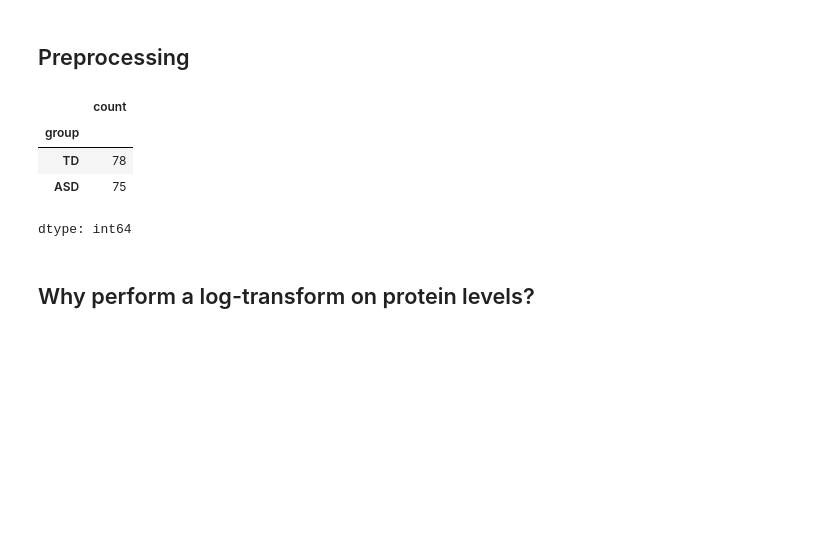
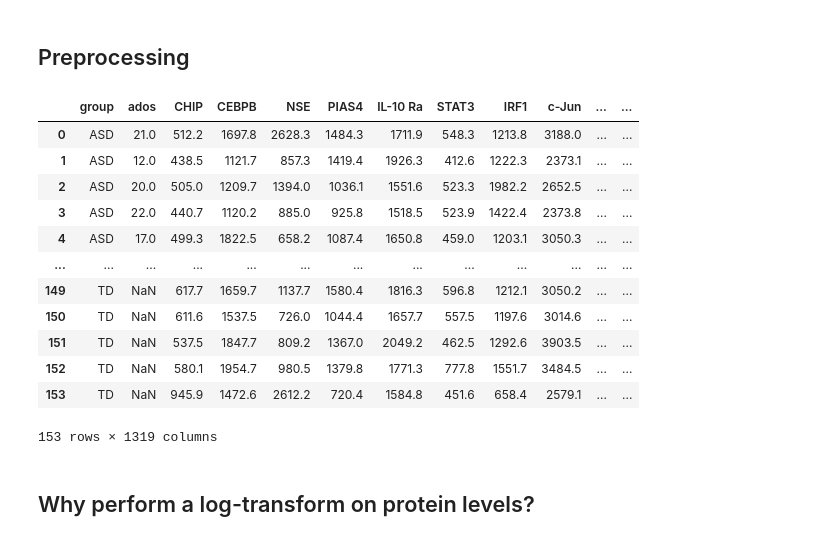
Before and after one commit to pstat197/module-1-biomarker-data-table_ten, a Jupyter notebook: scripts/brooks_biomarker_analysis.ipynb, the cells around one changed output. Cells and saved outputs as stored; diff of their text form; code cells hidden in the pictures; blank space fills up the shorter version.

Commit message:
Print entire dataset in preprocessing, not value counts

```diff
--- a/scripts/brooks_biomarker_analysis.ipynb
+++ b/scripts/brooks_biomarker_analysis.ipynb
@@ -16,38 +16,48 @@ from sklearn.preprocessing import StandardScaler
 # Get var names
 var_names = pd.read_csv(
     "https://raw.githubusercontent.com/pstat197/module-1-biomarker-data-table_ten/refs/heads/main/data/biomarker-raw.csv",
     header=None,
     nrows=2
 ).iloc[:, 2:].T
 var_names.columns = ["name", "abbreviation"]
 var_names.dropna(inplace=True)
 
 # Get data
 biomarker = pd.read_csv(
     "https://raw.githubusercontent.com/pstat197/module-1-biomarker-data-table_ten/refs/heads/main/data/biomarker-raw.csv",
     skiprows=2,
     dtype={"Group": "string"},
     na_values=["-", ""]
 )
 
 # drop 2nd col
 biomarker.drop(biomarker.columns[1], axis=1, inplace=True)
 
 # assign col names
 biomarker.columns = ["group"] + list(var_names["abbreviation"]) + ["ados"]
 
 # drop nas
 biomarker = biomarker[biomarker["group"].notna() & (biomarker["group"] != "")].copy()
 
 # reorder cols
 cols = [c for c in biomarker.columns if c not in ["group", "ados"]]
 biomarker = biomarker[["group", "ados"] + cols]
+
+biomarker
 # %% [output]
-|  | count |
-| group |  |
-| TD | 78 |
-| ASD | 75 |
+|  | group | ados | CHIP | CEBPB | NSE | PIAS4 | IL-10 Ra | STAT3 | IRF1 | c-Jun | ... | ... |
+| 0 | ASD | 21.0 | 512.2 | 1697.8 | 2628.3 | 1484.3 | 1711.9 | 548.3 | 1213.8 | 3188.0 | ... | ... |
+| 1 | ASD | 12.0 | 438.5 | 1121.7 | 857.3 | 1419.4 | 1926.3 | 412.6 | 1222.3 | 2373.1 | ... | ... |
+| 2 | ASD | 20.0 | 505.0 | 1209.7 | 1394.0 | 1036.1 | 1551.6 | 523.3 | 1982.2 | 2652.5 | ... | ... |
+| 3 | ASD | 22.0 | 440.7 | 1120.2 | 885.0 | 925.8 | 1518.5 | 523.9 | 1422.4 | 2373.8 | ... | ... |
+| 4 | ASD | 17.0 | 499.3 | 1822.5 | 658.2 | 1087.4 | 1650.8 | 459.0 | 1203.1 | 3050.3 | ... | ... |
+| ... | ... | ... | ... | ... | ... | ... | ... | ... | ... | ... | ... | ... |
+| 149 | TD | NaN | 617.7 | 1659.7 | 1137.7 | 1580.4 | 1816.3 | 596.8 | 1212.1 | 3050.2 | ... | ... |
+| 150 | TD | NaN | 611.6 | 1537.5 | 726.0 | 1044.4 | 1657.7 | 557.5 | 1197.6 | 3014.6 | ... | ... |
+| 151 | TD | NaN | 537.5 | 1847.7 | 809.2 | 1367.0 | 2049.2 | 462.5 | 1292.6 | 3903.5 | ... | ... |
+| 152 | TD | NaN | 580.1 | 1954.7 | 980.5 | 1379.8 | 1771.3 | 777.8 | 1551.7 | 3484.5 | ... | ... |
+| 153 | TD | NaN | 945.9 | 1472.6 | 2612.2 | 720.4 | 1584.8 | 451.6 | 658.4 | 2579.1 | ... | ... |
-dtype: int64
+153 rows × 1319 columns
 # %% [markdown]
 ## Why perform a log-transform on protein levels?
 # %% [markdown]
```
Also changed, not shown: parts of 4 cells of this notebook.
